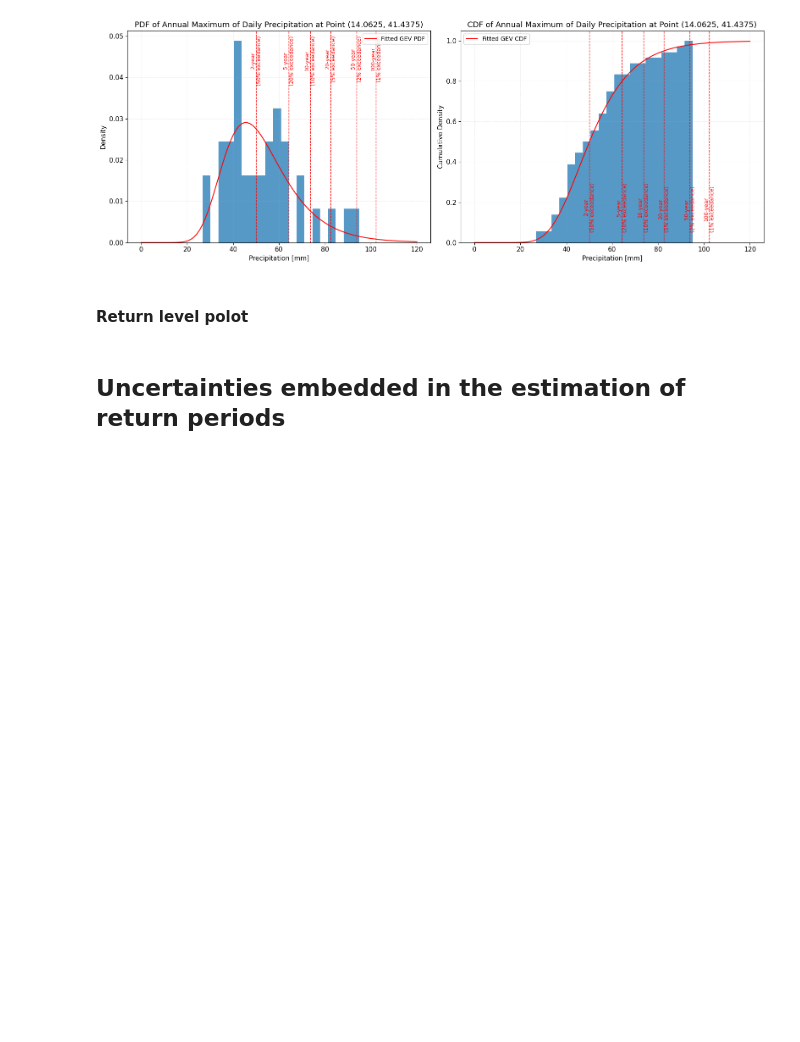
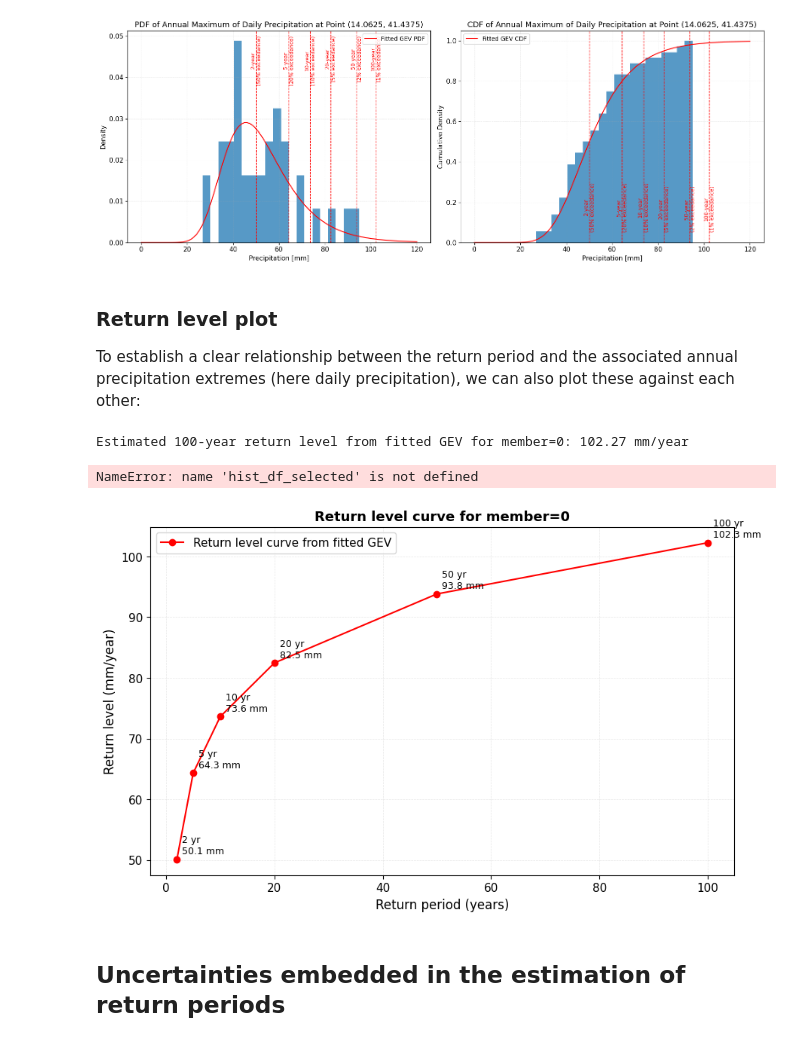
Before and after one commit to ecmwf-training/extreme-precipitation-exposure, a Jupyter notebook: tutorials/return_period.ipynb, the cells around one changed output. Drawn from its saved outputs; the diff is of its cells as text; code cells hidden in the pictures; blank space fills up the shorter version.

```diff
--- a/tutorials/return_period.ipynb
+++ b/tutorials/return_period.ipynb
@@ -297,7 +260,31 @@ plt.tight_layout()
 # %% [output]
 [figure]
 # %% [markdown]
-#### Return level polot
+### Return level plot
+
+To establish a clear relationship between the return period and the associated annual precipitation extremes (here daily precipitation), we can also plot these against each other:
+# %%
+# plot the return level curve for return periods from 2 to 100 years
+return_periods = np.array([2, 5, 10, 20, 50, 100])
+return_levels = genextreme.ppf(1 - 1/return_periods, *gev_params)
+fig, ax = plt.subplots(figsize=(10, 6))
+ax.plot(return_periods, return_levels, marker='o', color='red', label='Return level curve from fitted GEV')
+#ax.set_xscale('log')
+ax.set_xlabel('Return period (years)', fontsize=12)
+ax.set_ylabel('Return level (mm/year)', fontsize=12)
+ax.set_title(f'Return level curve for member=0', fontsize=13, fontweight='bold')
+ax.legend(loc='upper left', fontsize=11, frameon=True)
+ax.grid(True, alpha=0.3, linestyle='--', linewidth=0.5)
+# annotate all points with the return period and return level
+for rp, rl in zip(return_periods, return_levels):
+    ax.annotate(f'{rp} yr\n{rl:.1f} mm', xy=(rp, rl), xytext=(5, 5), textcoords='offset points', fontsize=9)
+# add vertical line at length of years in dataset used for fitting
+x.legend(loc='upper left', fontsize=11, frameon=True)
+plt.tight_layout()
+# %% [output]
+Estimated 100-year return level from fitted GEV for member=0: 102.27 mm/year
+NameError: name 'hist_df_selected' is not defined
+[figure, added]
 # %% [markdown]
 ## Uncertainties embedded in the estimation of return periods
 # %% [markdown]
```
Also changed, not shown: parts of 8 cells of this notebook.
